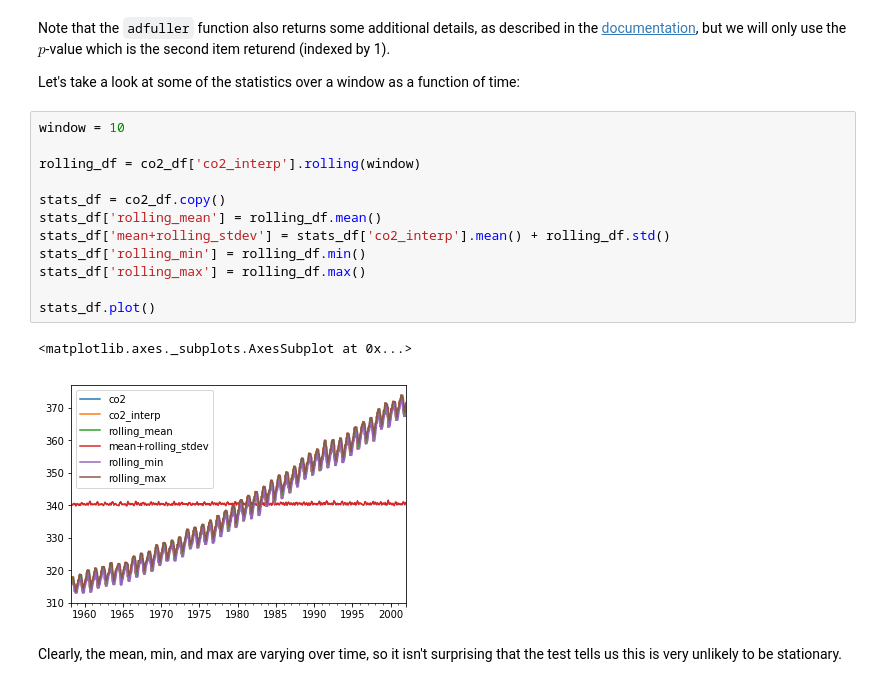
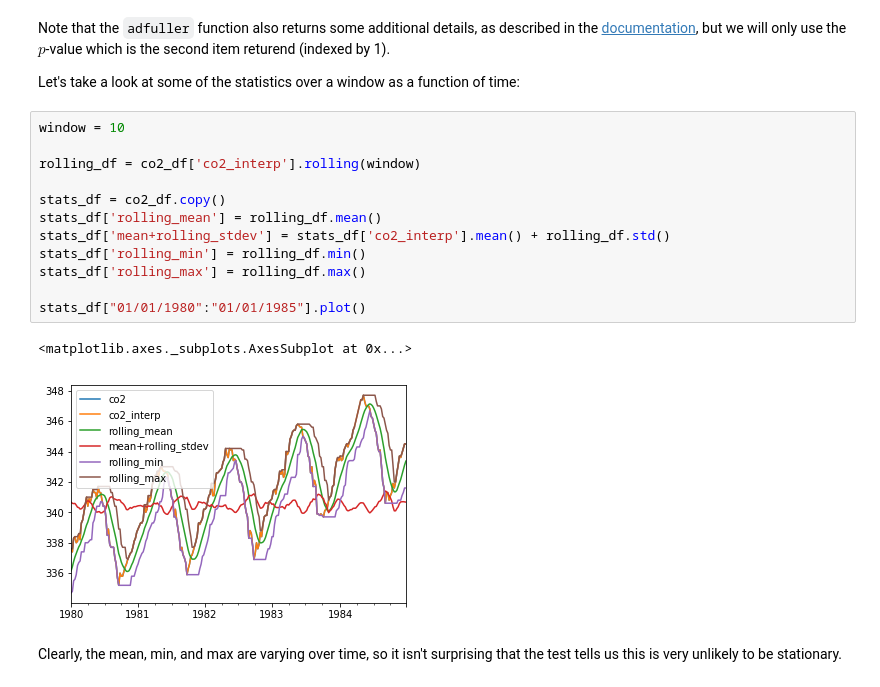
Before and after one commit to medford-group/data_analytics_ChE, a Jupyter notebook: 6-feature_engineering/lecture-time_series_data.ipynb, the cells around one changed output. Cells and saved outputs as stored; diff of their text form.

```diff
--- a/6-feature_engineering/lecture-time_series_data.ipynb
+++ b/6-feature_engineering/lecture-time_series_data.ipynb
@@ -328,18 +346,18 @@ Let's take a look at some of the statistics over a window as a function of time:
 # %%
 window = 10
 
 rolling_df = co2_df['co2_interp'].rolling(window)
 
 stats_df = co2_df.copy()
 stats_df['rolling_mean'] = rolling_df.mean()
 stats_df['mean+rolling_stdev'] = stats_df['co2_interp'].mean() + rolling_df.std()
 stats_df['rolling_min'] = rolling_df.min()
 stats_df['rolling_max'] = rolling_df.max()
 
-stats_df.plot()
+stats_df["01/01/1980":"01/01/1985"].plot()
 # %% [output]
 <matplotlib.axes._subplots.AxesSubplot at 0x...>
-[figure, old version]
+[figure, new version]
 # %% [markdown]
 Clearly, the mean, min, and max are varying over time, so it isn't surprising that the test tells us this is very unlikely to be stationary.
 # %% [markdown]
```
Also changed, not shown: parts of 27 cells of this notebook.
